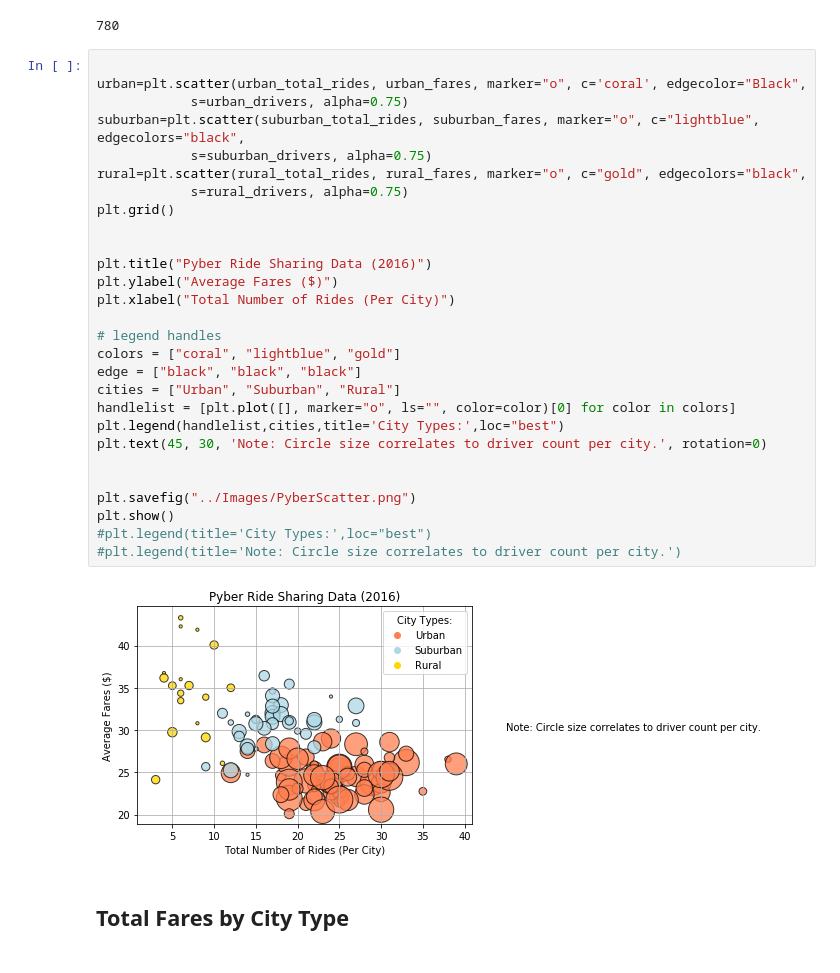
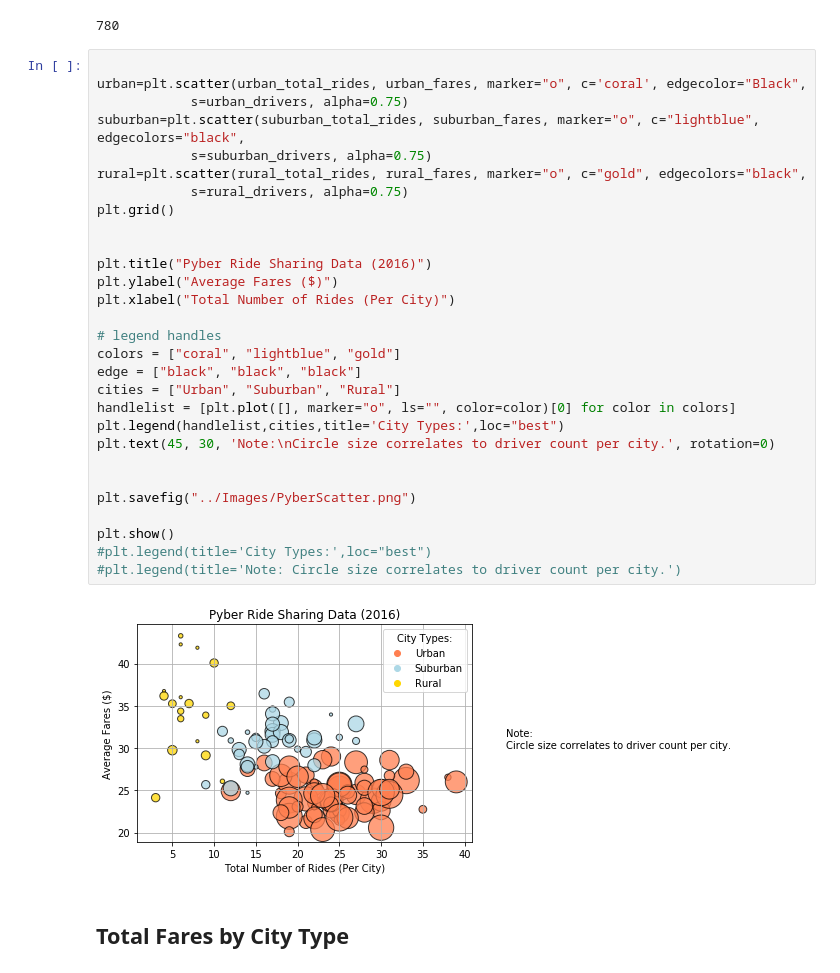
Before and after one commit to betsybrown/Matplotlib, a Jupyter notebook: FinalPlus.ipynb, the cells around one changed output. Drawn from its saved outputs; the diff is of its cells as text.

```diff
--- a/FinalPlus.ipynb
+++ b/FinalPlus.ipynb
@@ -116,33 +116,34 @@ rural_drivers.sum()
 # %%
 
 urban=plt.scatter(urban_total_rides, urban_fares, marker="o", c='coral', edgecolor="Black",
             s=urban_drivers, alpha=0.75)
 suburban=plt.scatter(suburban_total_rides, suburban_fares, marker="o", c="lightblue", edgecolors="black",
             s=suburban_drivers, alpha=0.75)
 rural=plt.scatter(rural_total_rides, rural_fares, marker="o", c="gold", edgecolors="black",
             s=rural_drivers, alpha=0.75)
 plt.grid()
 
 
 plt.title("Pyber Ride Sharing Data (2016)")
 plt.ylabel("Average Fares ($)")
 plt.xlabel("Total Number of Rides (Per City)")
 
 # legend handles
 colors = ["coral", "lightblue", "gold"]
 edge = ["black", "black", "black"]
 cities = ["Urban", "Suburban", "Rural"]
 handlelist = [plt.plot([], marker="o", ls="", color=color)[0] for color in colors]
 plt.legend(handlelist,cities,title='City Types:',loc="best")
-plt.text(45, 30, 'Note: Circle size correlates to driver count per city.', rotation=0)
+plt.text(45, 30, 'Note:\nCircle size correlates to driver count per city.', rotation=0)
 
 
 plt.savefig("../Images/PyberScatter.png")
+
 plt.show()
 #plt.legend(title='City Types:',loc="best")
 #plt.legend(title='Note: Circle size correlates to driver count per city.')
 # %% [output]
-[figure, old version]
+[figure, new version]
 # %% [markdown]
 ## Total Fares by City Type
 # %%
```
Also changed, not shown: parts of 5 cells of this notebook.
